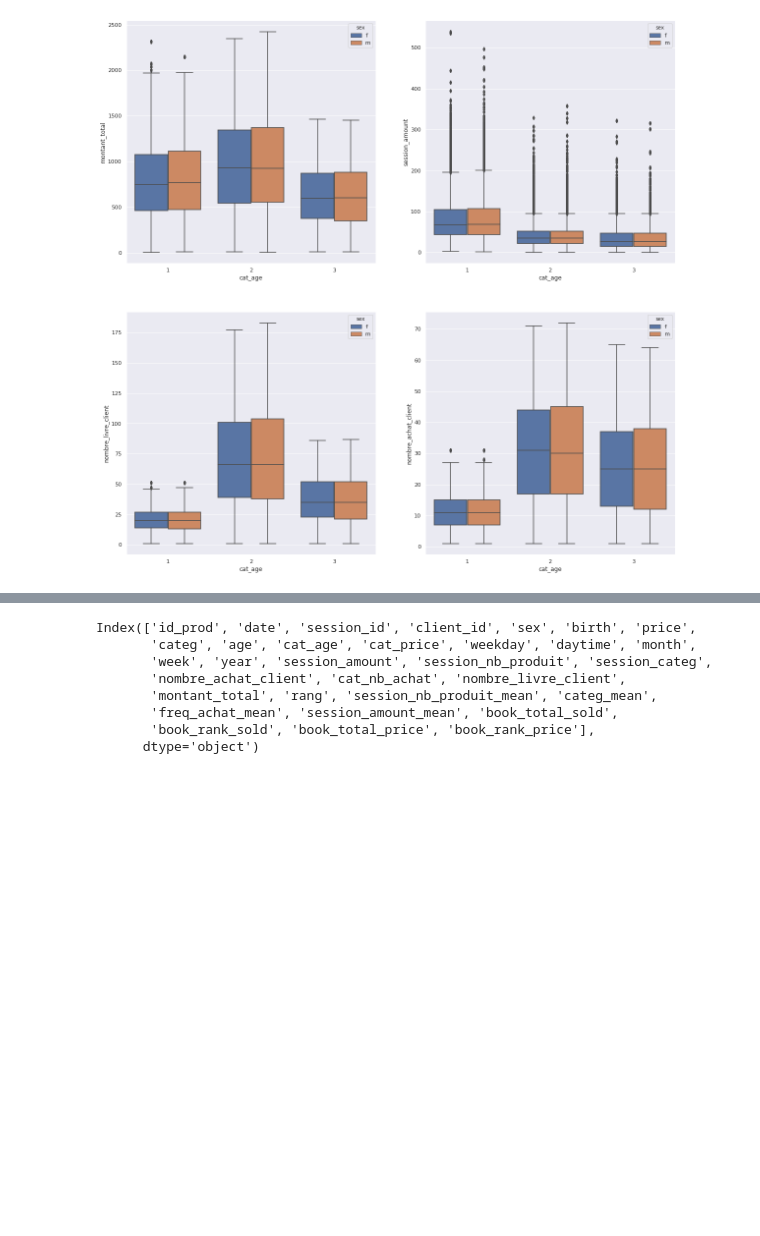
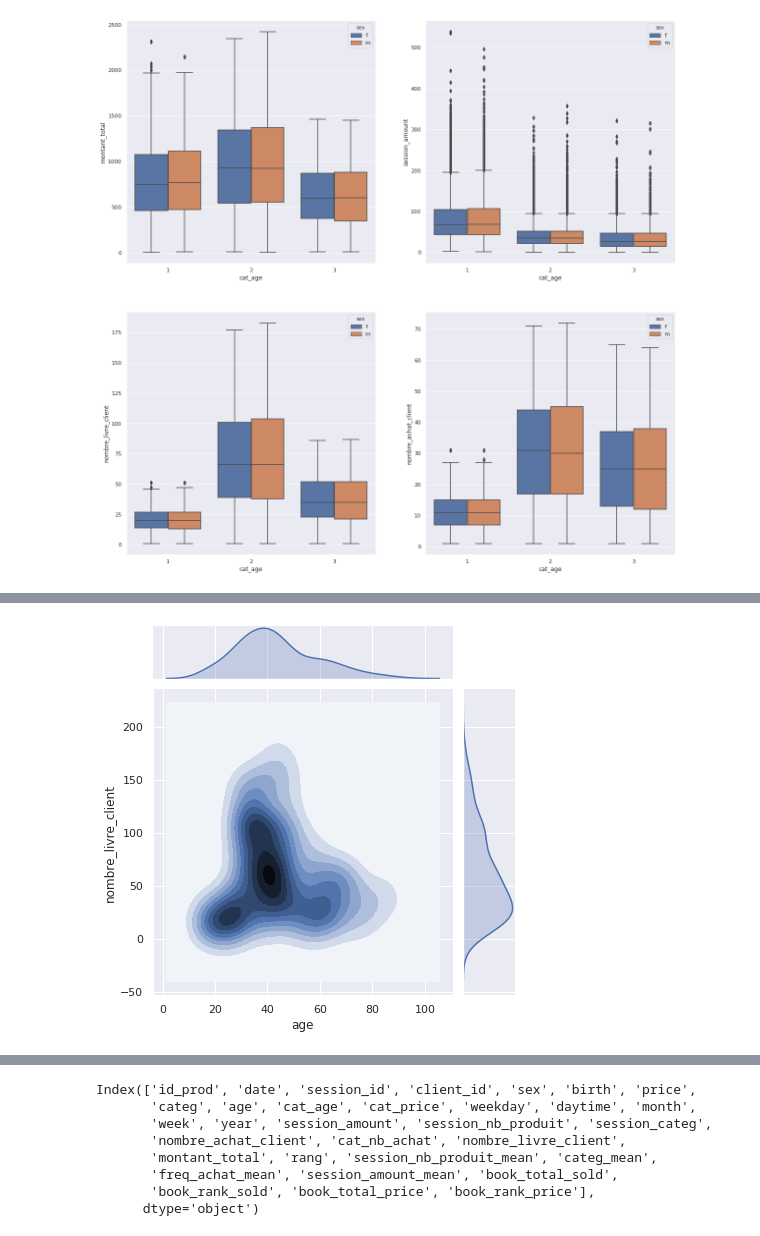
Before and after one commit to FranckDELRUE/OCR-Project-4-DAn, a Jupyter notebook: Project 4.ipynb, the cells around one changed output, grey strips where cells are left out. Saved outputs shown, nothing was run; the diff lists cells and outputs as text; code cells hidden in the pictures; blank space fills up the shorter version.

```diff
--- a/Project 4.ipynb
+++ b/Project 4.ipynb
@@ -1069,0 +1099,4 @@ Nous constatons que la catégorie d'age intermédiaire a une médiane la plus é
+# %%
+sns.jointplot(x="age", y="nombre_livre_client", data=df_transactions[(df_transactions['rang'] > 4)].sample(200), kind="kde");
+# %% [output]
+[figure, added]
```
Also changed, not shown: parts of 8 cells of this notebook.
